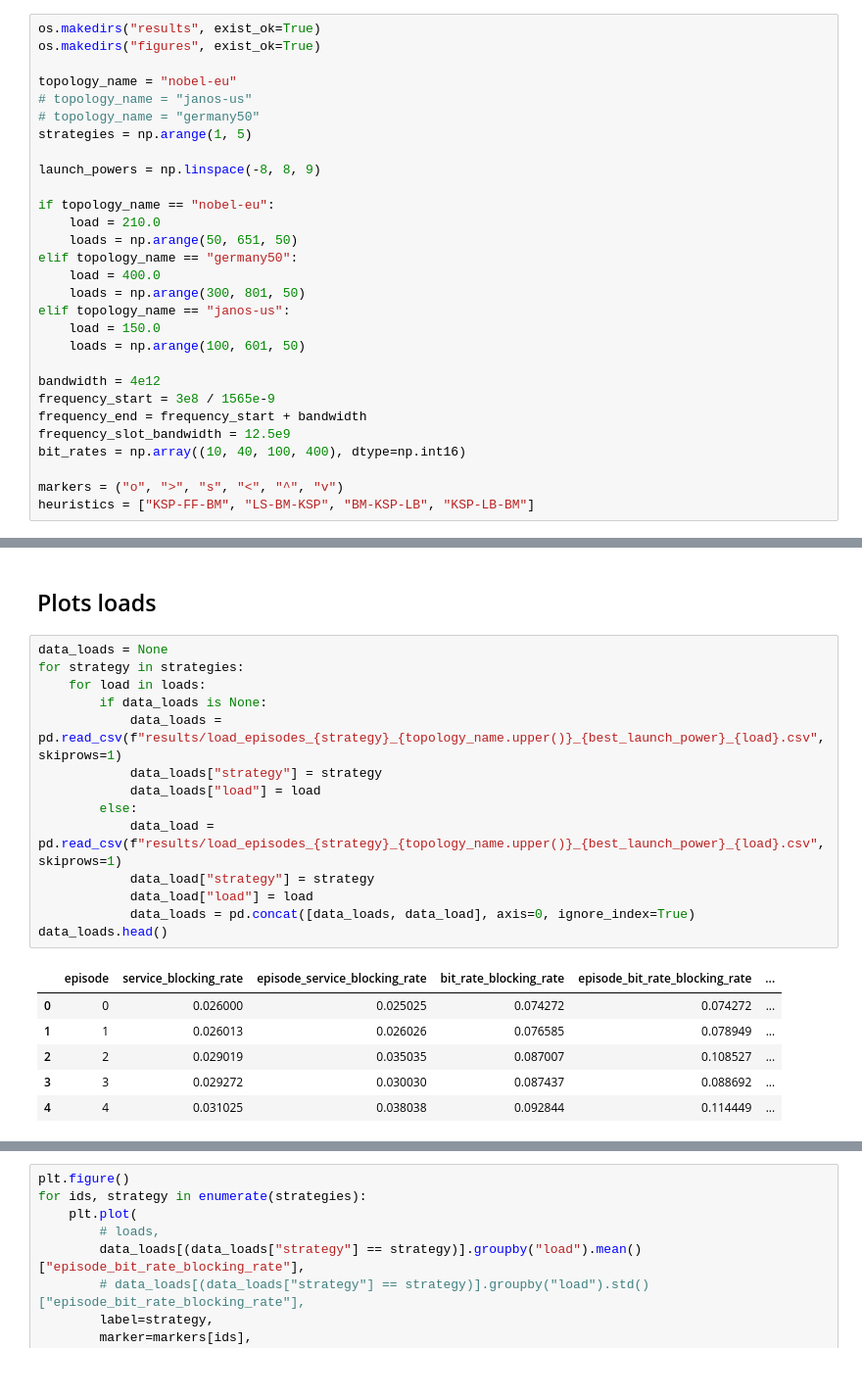
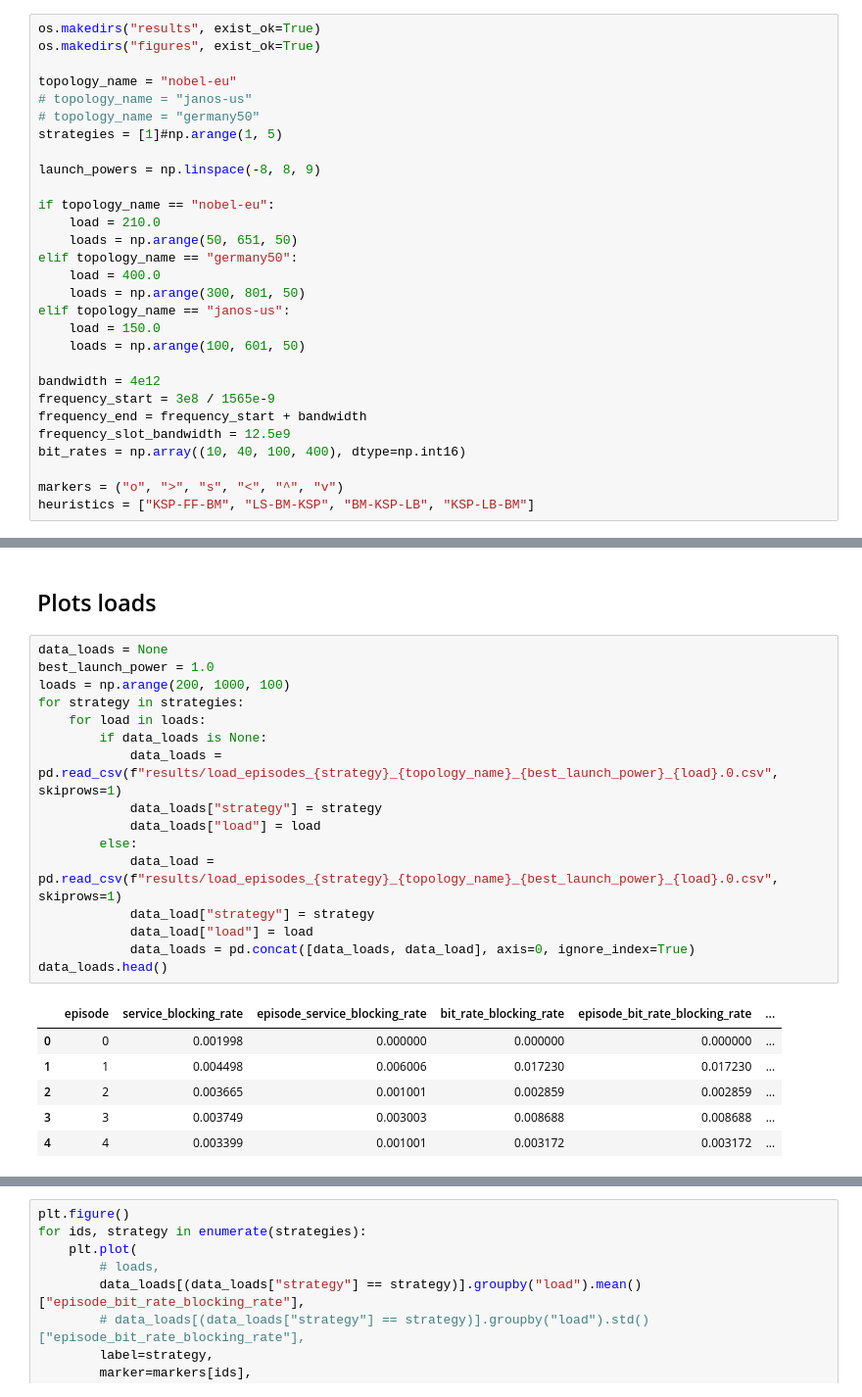
Before and after one commit to carlosnatalino/optical-networking-gym, a Jupyter notebook: examples/JOCN_Benchmark_2024/plots.ipynb, the cells around one changed output, grey strips where cells are left out. Shown at 98% size. Drawn from its saved outputs; the diff is of its cells as text.

```diff
--- a/examples/JOCN_Benchmark_2024/plots.ipynb
+++ b/examples/JOCN_Benchmark_2024/plots.ipynb
@@ -21,7 +21,7 @@ os.makedirs("figures", exist_ok=True)
 topology_name = "nobel-eu"
 # topology_name = "janos-us"
 # topology_name = "germany50"
-strategies = np.arange(1, 5)
+strategies = [1]#np.arange(1, 5)
 
 launch_powers = np.linspace(-8, 8, 9)
 
@@ -318,25 +474,27 @@ with open(f"results/ds_episodes_{1}_{topology_name.upper()}_{int(best_launch_pow
 ## Plots loads
 # %%
 data_loads = None
+best_launch_power = 1.0
+loads = np.arange(200, 1000, 100)
 for strategy in strategies:
     for load in loads:
         if data_loads is None:
-            data_loads = pd.read_csv(f"results/load_episodes_{strategy}_{topology_name.upper()}_{best_launch_power}_{load}.csv", skiprows=1)
+            data_loads = pd.read_csv(f"results/load_episodes_{strategy}_{topology_name}_{best_launch_power}_{load}.0.csv", skiprows=1)
             data_loads["strategy"] = strategy
             data_loads["load"] = load
         else:
-            data_load = pd.read_csv(f"results/load_episodes_{strategy}_{topology_name.upper()}_{best_launch_power}_{load}.csv", skiprows=1)
+            data_load = pd.read_csv(f"results/load_episodes_{strategy}_{topology_name}_{best_launch_power}_{load}.0.csv", skiprows=1)
             data_load["strategy"] = strategy
             data_load["load"] = load
             data_loads = pd.concat([data_loads, data_load], axis=0, ignore_index=True)
 data_loads.head()
 # %% [output]
 |  | episode | service_blocking_rate | episode_service_blocking_rate | bit_rate_blocking_rate | episode_bit_rate_blocking_rate | ... |
-| 0 | 0 | 0.026000 | 0.025025 | 0.074272 | 0.074272 | ... |
-| 1 | 1 | 0.026013 | 0.026026 | 0.076585 | 0.078949 | ... |
-| 2 | 2 | 0.029019 | 0.035035 | 0.087007 | 0.108527 | ... |
-| 3 | 3 | 0.029272 | 0.030030 | 0.087437 | 0.088692 | ... |
-| 4 | 4 | 0.031025 | 0.038038 | 0.092844 | 0.114449 | ... |
+| 0 | 0 | 0.001998 | 0.000000 | 0.000000 | 0.000000 | ... |
+| 1 | 1 | 0.004498 | 0.006006 | 0.017230 | 0.017230 | ... |
+| 2 | 2 | 0.003665 | 0.001001 | 0.002859 | 0.002859 | ... |
+| 3 | 3 | 0.003749 | 0.003003 | 0.008688 | 0.008688 | ... |
+| 4 | 4 | 0.003399 | 0.001001 | 0.003172 | 0.003172 | ... |
 # %%
 data_loads[(data_loads["strategy"] == strategy)].groupby("load").mean()
 # %% [output]
```
Also changed, not shown: parts of 27 cells of this notebook, 26 other files.
